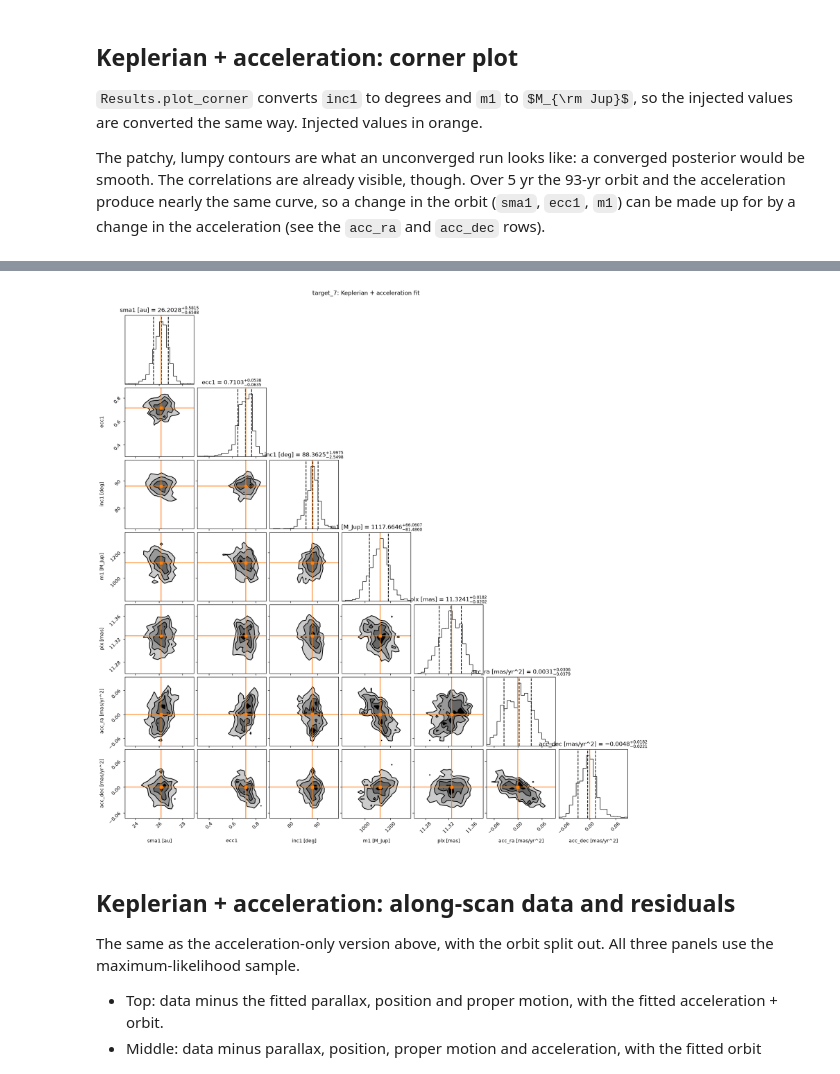
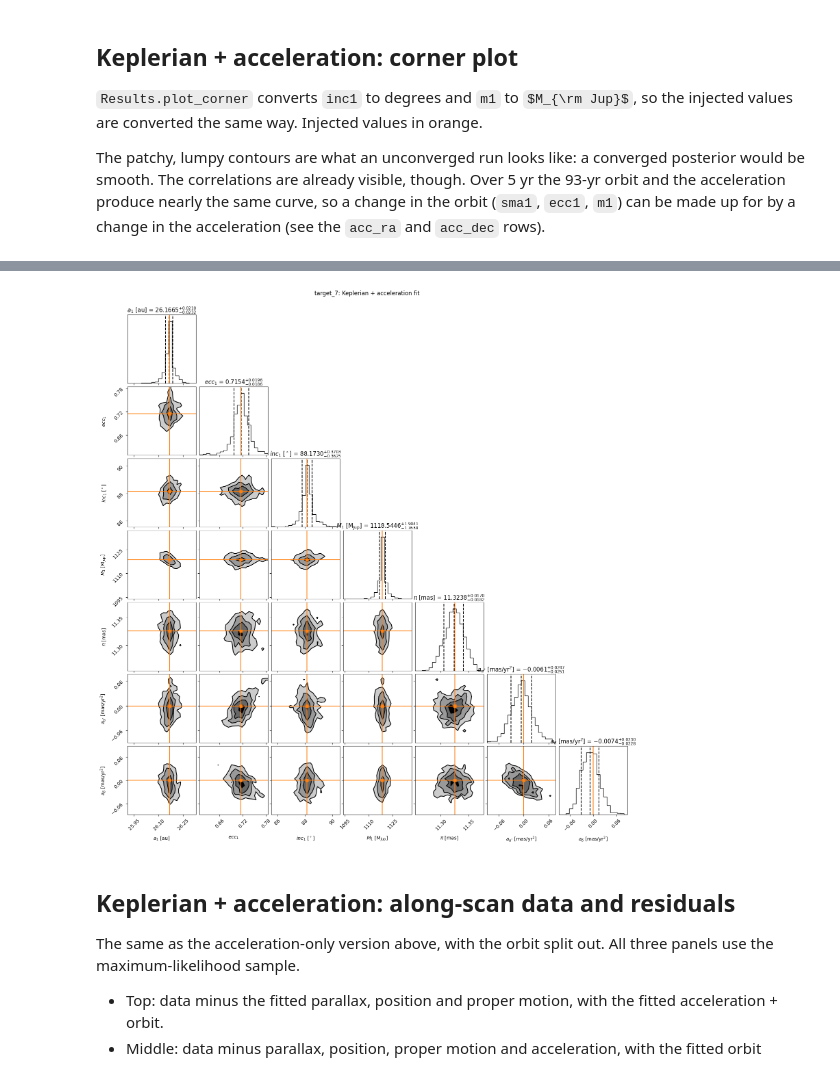
Before and after one commit to sblunt/orbitize, a Jupyter notebook: docs/tutorials/acceleration_only_fit.ipynb, the cells around one changed output, grey strips where cells are left out. Cells and saved outputs as stored; diff of their text form; code cells hidden in the pictures; some formulas as TeX source.

```diff
--- a/docs/tutorials/acceleration_only_fit.ipynb
+++ b/docs/tutorials/acceleration_only_fit.ipynb
@@ -193,7 +192,7 @@ The injected orbit is given as a photocentre semi-major axis $a_0$ [mas], period
 * `tau` from $M_0$ with `basis.tp_to_tau`.
 # %%
 def injected_acceleration(row, ref_epoch_mjd, h=0.01):
-    """dt^2 coefficient (RA*, Dec) of the injected photocentre orbit at
+    """Second derivative (RA*, Dec) of the injected photocentre orbit at
     ref_epoch_mjd [mas/yr^2], i.e. the quantity fitted as acc_ra/acc_dec."""
     period_yr = row.P_d / 365.25
     # M0 is the mean anomaly at J2017.5 (= ref_epoch_mjd)
@@ -214,7 +213,7 @@ def injected_acceleration(row, ref_epoch_mjd, h=0.01):
         tau_ref_epoch=ref_epoch_mjd,
     )
     pos = np.array([ra, dec])  # (RA*, Dec) at -h, 0, +h
-    return (pos[:, 2] - 2 * pos[:, 1] + pos[:, 0]) / (2 * h**2)
+    return (pos[:, 2] - 2 * pos[:, 1] + pos[:, 0]) / h**2
 
 
 if np.isfinite(truth_row.P_d):
@@ -342,10 +338,8 @@ One companion with its mass fitted (`fit_secondary_mass=True`) and `acceleration
 kep_sys = system.System(
     num_secondary_bodies=1,
     data_table=None,
-    stellar_or_system_mass=1.0,
-    mass_err=0.1,
-    plx=kep_row.parallax_mas,
-    plx_err=0.5,
+    plx_prior=priors.GaussianPrior(kep_row.parallax_mas, 0.5),
+    stellar_or_system_mass_prior=priors.GaussianPrior(1.0, 0.1),
     fit_secondary_mass=True,
     gaia=kep_gaia,
     acceleration_and_keplerian_fit=True,
@@ -429,12 +423,11 @@ kep_lin = ["pm_ra", "pm_dec", "alpha0", "delta0", "acc_ra", "acc_dec"]
 lin_idx = [kep_idx[label] for label in kep_lin]
 base = kep_p0.copy()
 base[lin_idx] = 0.0
-A_kep = np.column_stack(
-    [kep_model_al(base + np.eye(len(kep_labels))[i]) - kep_model_al(base) for i in lin_idx]
+kep_plx = kep_p0[kep_idx["plx"]]
+orbit_al = kep_model_al(base) - kep_plx * kep_gaia.parallax_factor_al
+_, kep_ls_best, kep_ls_cov, _ = kep_gaia.linear_fit(
+    plx=kep_plx, orbit_al=orbit_al, fit_acceleration=True
 )
-kep_wt = 1.0 / kep_err**2
-kep_ls_cov = np.linalg.inv(A_kep.T @ (A_kep * kep_wt[:, None]))
-kep_ls_best = kep_ls_cov @ (A_kep.T @ (kep_wt * (kep_w - kep_model_al(base))))
 
 kep_start = base.copy()
 kep_start[lin_idx] = kep_ls_best
@@ -462,7 +455,7 @@ The same sampler setup as above. The position, proper motion and acceleration st
 # %%
 kep_walkers = 100
-kep_burn = 5000
-kep_steps = 20000
+kep_burn = 100  # kep_burn = 5000 for a longer run
+kep_steps = 500  # kep_steps = 20000 for a longer run (takes hours, still not converged)
 
 
 ball = {"sma1": 1e-3, "tau1": 5e-3, "m1": 1e-4}  # spread 0.01 for the rest
@@ -583,13 +576,8 @@ acc_dec  fit   -0.0048 +/- 0.0201   true    0.0000   offset -0.2 sigma  mas/yr^2
 The patchy, lumpy contours are what an unconverged run looks like: a converged posterior would be smooth. The correlations are already visible, though. Over 5 yr the 93-yr orbit and the acceleration produce nearly the same curve, so a change in the orbit (`sma1`, `ecc1`, `m1`) can be made up for by a change in the acceleration (see the `acc_ra` and `acc_dec` rows).
 # %%
 kep_names = ["sma1", "ecc1", "inc1", "m1", "plx", "acc_ra", "acc_dec"]
-kep_corner_labels = [
-    "sma1 [au]", "ecc1", "inc1 [deg]", "m1 [M_Jup]", "plx [mas]",
-    "acc_ra [mas/yr^2]", "acc_dec [mas/yr^2]",
-]
 fig = kep_results.plot_corner(
     param_list=kep_names,
-    labels=kep_corner_labels,
     truths=[kep_truth[n] * KEP_UNITS[n][1] for n in kep_names],
     truth_color="tab:orange",
     quantiles=[0.16, 0.5, 0.84],
@@ -599,6 +587,5 @@ fig = kep_results.plot_corner(
     fill_contours=True,
     max_n_ticks=3,
 )
-fig.suptitle(kep_name, y=1.02)
-plt.show()
+fig.suptitle(kep_name, y=1.02);
 # %% [output]
@@ -605,4 +593,4 @@ plt.show()
-[figure, old version]
+[figure, new version]
 # %% [markdown]
 ## Keplerian + acceleration: along-scan data and residuals
 
```
Also changed, not shown: parts of 34 cells of this notebook, 6 other files.
